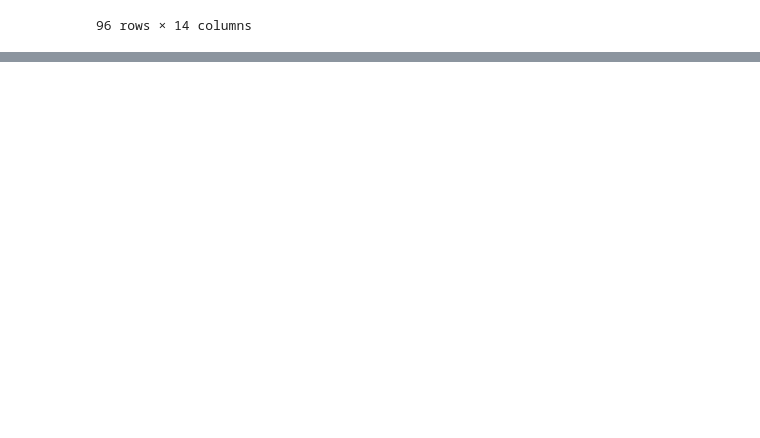
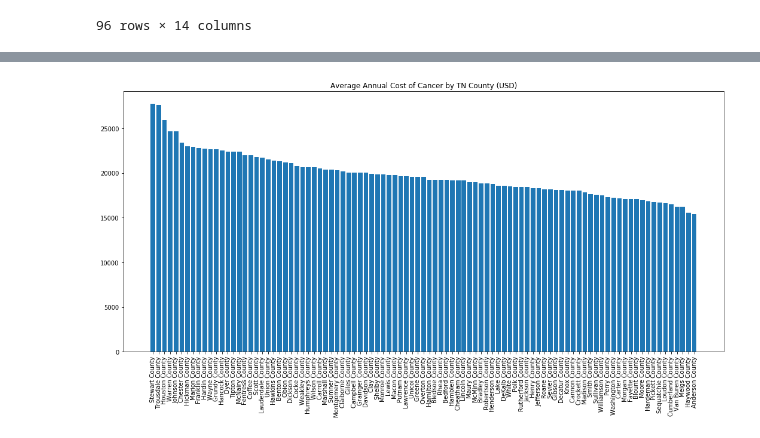
Before and after one commit to kiwi-dan/vanderbilt-data-essentials-cohort-2, a Jupyter notebook: data/weekone.ipynb, the cells around one changed output, grey strips where cells are left out. Saved outputs shown, nothing was run; the diff lists cells and outputs as text; code cells hidden in the pictures; blank space fills up the shorter version.

```diff
--- a/data/weekone.ipynb
+++ b/data/weekone.ipynb
@@ -390,0 +445,12 @@ income_county_agg
+# %%
+#Create two more barplots: one to show the total cost of a heart attack by county and the other to show the total cost of cancer by county
+cancer_costs_df_tn = cancer_costs_df_tn.sort_values('analysis_value', ascending = False)
+
+plt.figure(figsize = (18,8)) #this resize has to be before plt.bar
+
+plt.bar(cancer_costs_df_tn.county, cancer_costs_df_tn.analysis_value)
+plt.title("Average Annual Cost of Cancer by TN County (USD)")
+plt.xticks(rotation = 90)
+plt.show()
+# %% [output]
+[figure, added]
```
Also changed, not shown: parts of 14 cells of this notebook.
